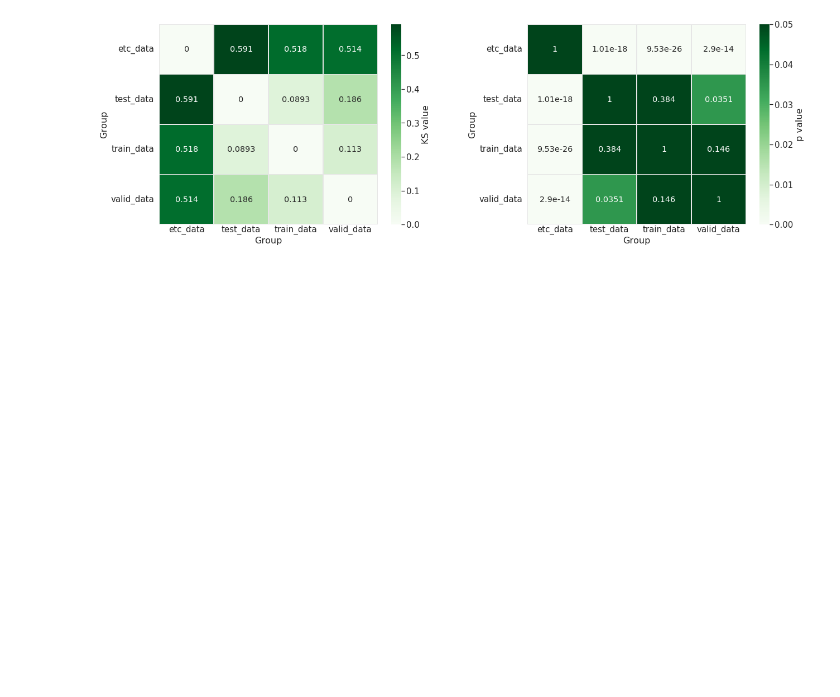
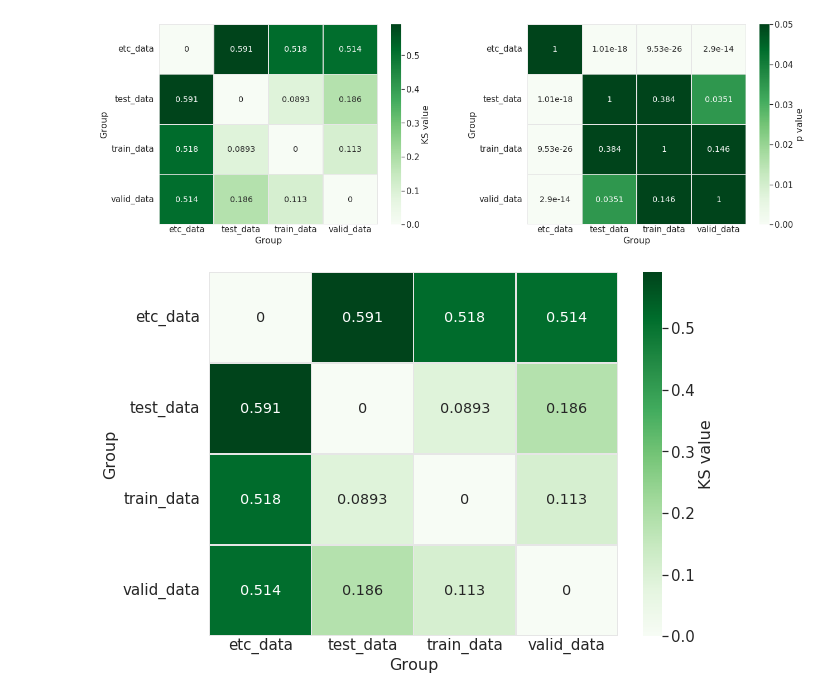
Before and after one commit to shenwanxiang/bidd-molmap, a Jupyter notebook: paper/05_solubility_prediction_model_interpretation/06_chemical_space/plot_chemical_space.ipynb, the cells around one changed output. Drawn from its saved outputs; the diff is of its cells as text; code cells hidden in the pictures; blank space fills up the shorter version.

```diff
--- a/paper/05_solubility_prediction_model_interpretation/06_chemical_space/plot_chemical_space.ipynb
+++ b/paper/05_solubility_prediction_model_interpretation/06_chemical_space/plot_chemical_space.ipynb
@@ -186,2 +185,55 @@ dfv.append(dfp).to_excel(os.path.join(data_save_folder, '%s_stat_test.xlsx' % ta
 # %% [output]
 [figure]
+# %%
+sns.set(style='white', font_scale = 1.2)
+fig, axes = plt.subplots(ncols=1, figsize=(9,6))
+ax1 = axes
+
+fontsize = 16
+
+
+gb = dft.groupby('Group')[task_name].apply(lambda x:x.values)
+ks_values = []
+p_values = []
+for i in gb.index:
+    for j in gb.index:
+        expected = gb.loc[i]
+        observed = gb.loc[j]
+        ks, p = ks_2samp(expected, observed)
+        ks_values.append(ks)
+        p_values.append(p)
+arrv = np.array(ks_values).reshape(len(gb), len(gb)).astype('float16')
+arrp = np.array(p_values).reshape(len(gb), len(gb))
+dfv = pd.DataFrame(arrv, index = gb.index, columns = gb.index)
+dfp = pd.DataFrame(arrp, index = gb.index, columns = gb.index)
+
+vax = sns.heatmap(dfv, annot=True, cmap = 'Greens', fmt='.3g',  ax = ax1,
+                 linewidths  = 0.5, linecolor='0.9', cbar_kws={'label': 'KS value'})
+vax.figure.axes[-1].yaxis.label.set_size(fontsize)
+vax.collections[0].colorbar.ax.tick_params(labelsize=15) #cbar ticklabel size
+
+# pax = sns.heatmap(dfp, vmax = 0.05, annot=True, cmap = 'Greens', fmt='.3g',  ax= ax2,
+#                  linewidths  = 0.5, linecolor='0.9', cbar_kws={'label': 'p value', })
+
+# pax.figure.axes[-1].yaxis.label.set_size(fontsize)
+# pax.collections[0].colorbar.ax.tick_params(labelsize=15) #cbar ticklabel size
+
+
+
+for ax in [ax1]:
+    ax.set_yticklabels(dfv.index, rotation=0, fontsize="15", va="center")
+    ax.set_xticklabels(dfv.index, rotation=0, fontsize="15", va="center")
+    ax.axhline(y=0, color='0.9',lw= 0.5, ls =  '--')
+    ax.axhline(y=dfv.shape[0], color='0.9',lw= 0.5, ls =  '--')
+    ax.autoscale()
+    ax.axvline(x=dfv.shape[1], color='0.9',lw= 0.5, ls =  '--')
+    ax.axvline(x=0, color='0.9',lw= 0.5, ls =  '--')
+    ax.set_xlabel('Group', fontsize = 16)
+    ax.set_ylabel('Group', fontsize = 16)
+
+fig.tight_layout()
+plt.subplots_adjust(left=None, bottom=None, right=None, top=None, wspace=0.35, hspace=None)
+
+fig.savefig(os.path.join(data_save_folder, '%s_stat_test_value.svg' % task_name), dpi=300, format='svg')
+# %% [output]
+[figure, added]
```
Also changed, not shown: parts of 3 cells of this notebook, 18 other files.
